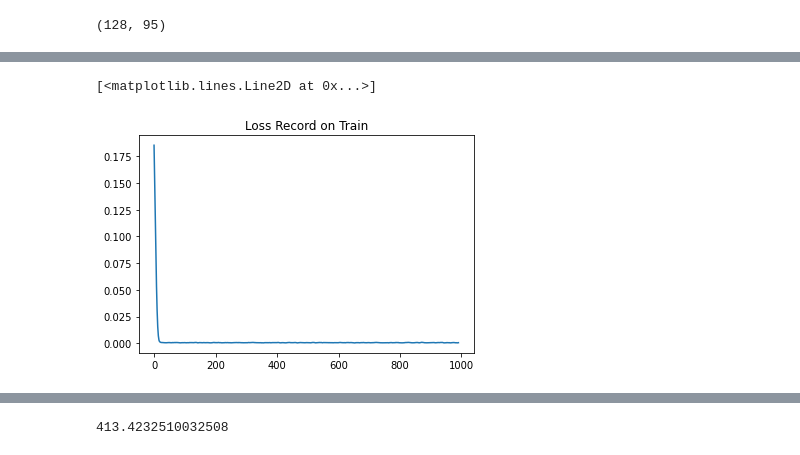
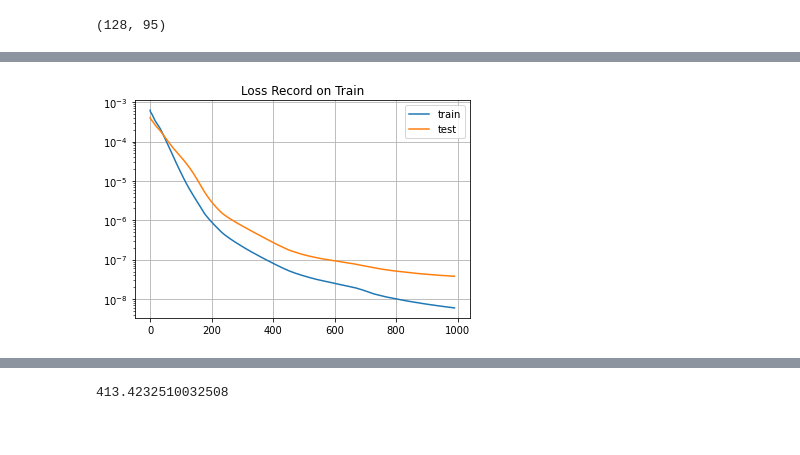
Before and after one commit to wildgeece96/bandai, a Jupyter notebook: app/005_denoising_autoencoder-conv2d.ipynb, the cells around one changed output, grey strips where cells are left out. Saved outputs shown, nothing was run; the diff lists cells and outputs as text; code cells hidden in the pictures.

```diff
--- a/app/005_denoising_autoencoder-conv2d.ipynb
+++ b/app/005_denoising_autoencoder-conv2d.ipynb
@@ -28,19 +28,18 @@ raw_specs[2].shape
 # %%
 input_dim = 128  # 128次元のメルスペクトログラム
 
-class Encoder(nn.Module):
+class Model(nn.Module):
     def __init__(self):
-        super(Encoder, self).__init__()
+        super(Model, self).__init__()
 
 
-        self.conv1 = nn.Conv2d(1, 32, (5, 5), padding=(2, 2))
+        self.conv1 = nn.Conv2d(1, 8, (5, 5), padding=(2, 2))
         self.act1 = nn.LeakyReLU()
-        self.conv2 = nn.Conv2d(32, 32, (3,3), padding=1)
+        self.conv2 = nn.Conv2d(8, 8, (3,3), padding=1)
         self.act2 = nn.LeakyReLU()
-        self.conv2_2 = nn.Conv2d(32, 32, (3,3), padding=1)
+        self.conv2_2 = nn.Conv2d(8, 8, (3,3), padding=1)
         self.act2_2 = nn.LeakyReLU()
-        self.conv3 = nn.Conv2d(32, 1, (3, 3), padding=1)
-        self.act3 = nn.Sigmoid()
+        self.conv3 = nn.Conv2d(8, 1, (3, 3), padding=1)
 
     def forward(self, x):
         """
@@ -57,5 +56,4 @@ class Encoder(nn.Module):
         x = self.act2_2(x)
         x += res
         x = self.conv3(x)
-        x = self.act3(x)
         return x
@@ -100,7 +72,7 @@ class SpecDataset(Dataset):
         spec /= spec.max()
         return {"x": torch.Tensor(spec)}
 # %%
-model = Encoder()
+model = Model()
 train_dataset = SpecDataset(raw_specs)
 test_dataset = SpecDataset(noised_specs)
 # %%
@@ -114,18 +82,20 @@ spec.shape, output.shape
 # %%
-lr = 1e-3
+lr = 1e-5
 criterion = nn.MSELoss()
 optimizer = torch.optim.Adam(model.parameters(), lr=lr)
 # %%
 dataloader = DataLoader(train_dataset, batch_size=1, shuffle=True)
 # %%
-epochs = 5
-name = "Conv2d"
+epochs = 1001
+name = "Conv2d_demo"
 loss_record  = []
 test_loss_record = []
-for epoch in range(epochs):
+
+for epoch in range(1000, epochs):
     train_idxs = np.arange(len(train_dataset))
     np.random.shuffle(train_idxs)
     test_idxs = np.arange(len(test_dataset))
+    train_results = {}
     running_loss = 0.0
     for i, inputs in enumerate(dataloader):
         optimizer.zero_grad()
@@ -133,10 +103,11 @@ for epoch in range(epochs):
         loss = criterion(outputs, inputs['x'])
         loss.backward()
         optimizer.step()
-        loss_record.append(loss.item())
         running_loss += loss.item()
+        train_results[i + 1] = outputs.detach().cpu().numpy().reshape(*outputs.shape[2:])
 
     print('[%d] train loss: %.3e' % (epoch+1, running_loss/len(train_idxs)))
+    loss_record.append(running_loss/len(train_idxs))
     running_loss = 0.0
     eval_results = {}
     for i, idx in enumerate(test_idxs):
@@ -148,8 +119,9 @@ for epoch in range(epochs):
         running_loss += loss.item()
         scale = noised_specs[idx+1].max()
         eval_results[idx+1] = outputs.cpu().numpy().reshape(*outputs.shape[2:])
-        test_loss_record.append(loss.item())
     print('[%d] test loss: %.3e' % (epoch+1, running_loss/len(test_idxs)))
+    test_loss_record.append(running_loss/len(test_idxs))
     save_dir = f"../out/{name}/{epoch:02d}"
-    utils.save_specs(eval_results, save_dir=os.path.join(save_dir, "noised_tgt"))
+utils.save_specs(eval_results, save_dir=os.path.join(save_dir, "noised_tgt"))
+utils.save_specs(train_results, save_dir=os.path.join(save_dir, "clean"))
 # %% [output]
@@ -159,6 +130,10 @@ KeyboardInterrupt:
 # %%
 plt.title("Loss Record on Train")
 plt.plot(np.convolve(loss_record, np.ones(10)/10.0, mode='valid'), label='train')
+plt.plot(np.convolve(test_loss_record, np.ones(10)/10.0, mode='valid'), label='test')
+plt.legend()
+plt.yscale("log")
+plt.grid()
+plt.savefig("../fig/loss_record_conv2dAutoEncoder.png")
 # %% [output]
-[<matplotlib.lines.Line2D at 0x...>]
-[figure, old version]
+[figure, new version]
```
Also changed, not shown: parts of 12 cells of this notebook, 1 other file.
